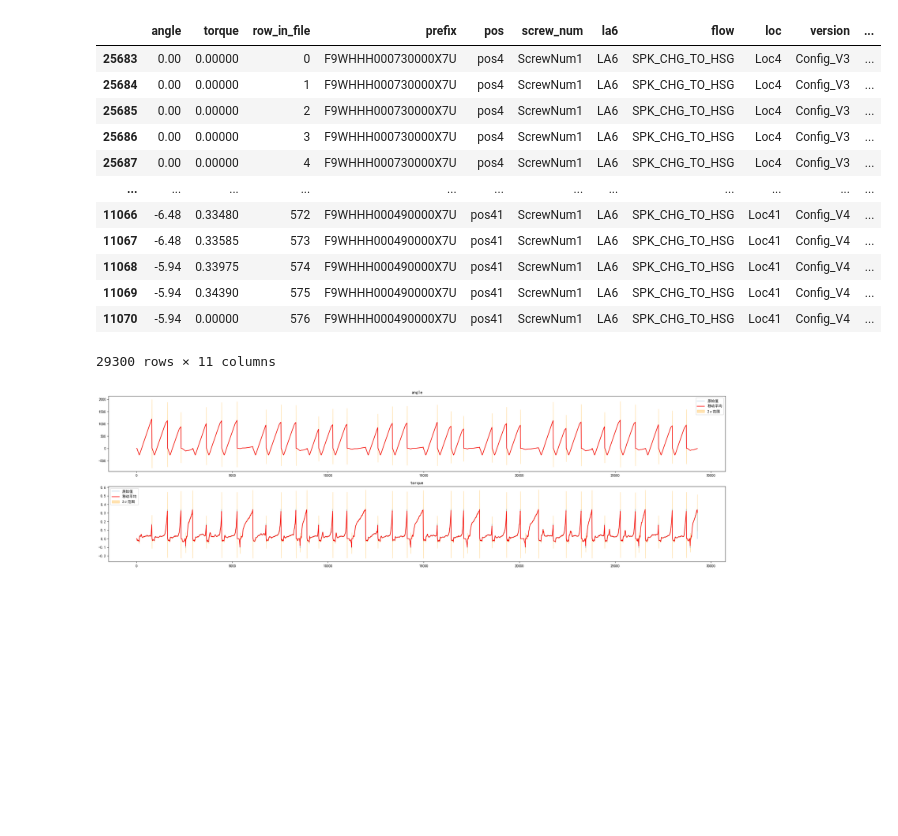
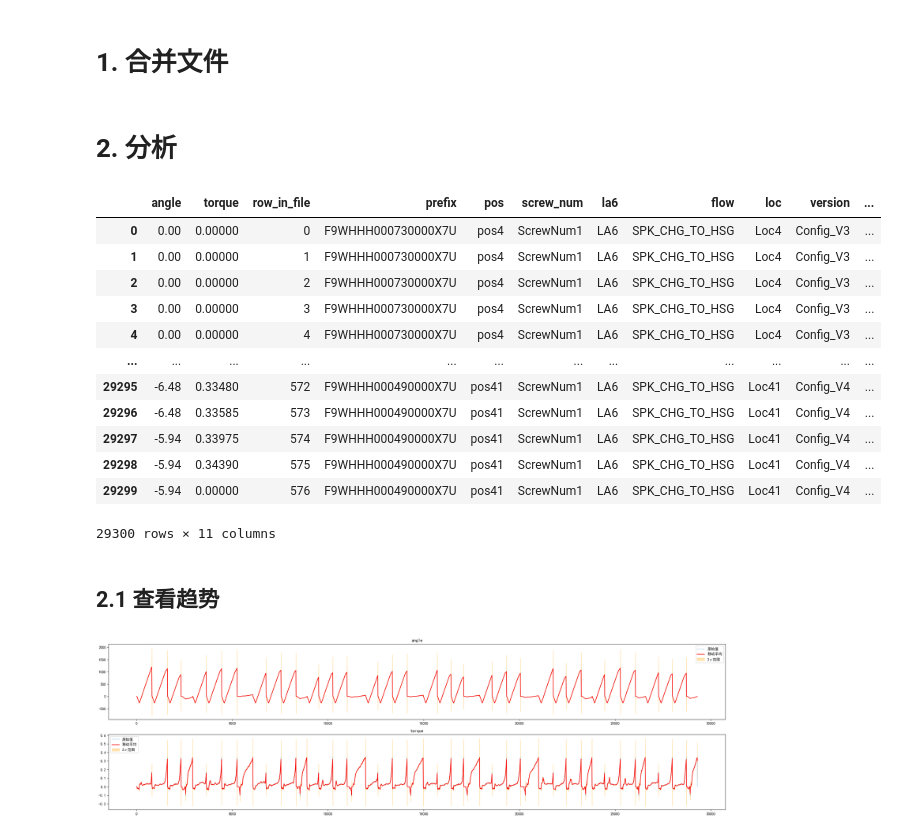
Before and after one commit to Xiaomut/apple, a Jupyter notebook: notebooks/screw.ipynb, the cells around one changed output. Saved outputs shown, nothing was run; the diff lists cells and outputs as text; code cells hidden in the pictures; blank space fills up the shorter version.

```diff
--- a/notebooks/screw.ipynb
+++ b/notebooks/screw.ipynb
@@ -21,6 +25,8 @@ from ipywidgets import interact, fixed
 %matplotlib inline
 plt.rcParams['font.sans-serif'] = ['SimHei']  # 解决中文显示问题
 plt.rcParams['axes.unicode_minus'] = False    # 解决负号显示问题
+# %% [markdown]
+# 1. 合并文件
 # %%
 # df = pd.read_excel("../datas/打螺丝数据.xlsx")
 files = glob("../datas/打螺丝原始数据/*.csv")
@@ -57,22 +63,27 @@ def process_files(file_paths):
     return merged_df.sort_values(["datetime", "row_in_file"])   # , na_position="last"
 # %%
 df = process_files(files)
+# %% [markdown]
+# 2. 分析
 # %%
+df = pd.read_csv("../datas/screw.csv")
 df
 # %% [output]
 |  | angle | torque | row_in_file | prefix | pos | screw_num | la6 | flow | loc | version | ... |
-| 25683 | 0.00 | 0.00000 | 0 | F9WHHH000730000X7U | pos4 | ScrewNum1 | LA6 | SPK_CHG_TO_HSG | Loc4 | Config_V3 | ... |
-| 25684 | 0.00 | 0.00000 | 1 | F9WHHH000730000X7U | pos4 | ScrewNum1 | LA6 | SPK_CHG_TO_HSG | Loc4 | Config_V3 | ... |
-| 25685 | 0.00 | 0.00000 | 2 | F9WHHH000730000X7U | pos4 | ScrewNum1 | LA6 | SPK_CHG_TO_HSG | Loc4 | Config_V3 | ... |
-| 25686 | 0.00 | 0.00000 | 3 | F9WHHH000730000X7U | pos4 | ScrewNum1 | LA6 | SPK_CHG_TO_HSG | Loc4 | Config_V3 | ... |
-| 25687 | 0.00 | 0.00000 | 4 | F9WHHH000730000X7U | pos4 | ScrewNum1 | LA6 | SPK_CHG_TO_HSG | Loc4 | Config_V3 | ... |
+| 0 | 0.00 | 0.00000 | 0 | F9WHHH000730000X7U | pos4 | ScrewNum1 | LA6 | SPK_CHG_TO_HSG | Loc4 | Config_V3 | ... |
+| 1 | 0.00 | 0.00000 | 1 | F9WHHH000730000X7U | pos4 | ScrewNum1 | LA6 | SPK_CHG_TO_HSG | Loc4 | Config_V3 | ... |
+| 2 | 0.00 | 0.00000 | 2 | F9WHHH000730000X7U | pos4 | ScrewNum1 | LA6 | SPK_CHG_TO_HSG | Loc4 | Config_V3 | ... |
+| 3 | 0.00 | 0.00000 | 3 | F9WHHH000730000X7U | pos4 | ScrewNum1 | LA6 | SPK_CHG_TO_HSG | Loc4 | Config_V3 | ... |
+| 4 | 0.00 | 0.00000 | 4 | F9WHHH000730000X7U | pos4 | ScrewNum1 | LA6 | SPK_CHG_TO_HSG | Loc4 | Config_V3 | ... |
 | ... | ... | ... | ... | ... | ... | ... | ... | ... | ... | ... | ... |
-| 11066 | -6.48 | 0.33480 | 572 | F9WHHH000490000X7U | pos41 | ScrewNum1 | LA6 | SPK_CHG_TO_HSG | Loc41 | Config_V4 | ... |
-| 11067 | -6.48 | 0.33585 | 573 | F9WHHH000490000X7U | pos41 | ScrewNum1 | LA6 | SPK_CHG_TO_HSG | Loc41 | Config_V4 | ... |
-| 11068 | -5.94 | 0.33975 | 574 | F9WHHH000490000X7U | pos41 | ScrewNum1 | LA6 | SPK_CHG_TO_HSG | Loc41 | Config_V4 | ... |
-| 11069 | -5.94 | 0.34390 | 575 | F9WHHH000490000X7U | pos41 | ScrewNum1 | LA6 | SPK_CHG_TO_HSG | Loc41 | Config_V4 | ... |
-| 11070 | -5.94 | 0.00000 | 576 | F9WHHH000490000X7U | pos41 | ScrewNum1 | LA6 | SPK_CHG_TO_HSG | Loc41 | Config_V4 | ... |
+| 29295 | -6.48 | 0.33480 | 572 | F9WHHH000490000X7U | pos41 | ScrewNum1 | LA6 | SPK_CHG_TO_HSG | Loc41 | Config_V4 | ... |
+| 29296 | -6.48 | 0.33585 | 573 | F9WHHH000490000X7U | pos41 | ScrewNum1 | LA6 | SPK_CHG_TO_HSG | Loc41 | Config_V4 | ... |
+| 29297 | -5.94 | 0.33975 | 574 | F9WHHH000490000X7U | pos41 | ScrewNum1 | LA6 | SPK_CHG_TO_HSG | Loc41 | Config_V4 | ... |
+| 29298 | -5.94 | 0.34390 | 575 | F9WHHH000490000X7U | pos41 | ScrewNum1 | LA6 | SPK_CHG_TO_HSG | Loc41 | Config_V4 | ... |
+| 29299 | -5.94 | 0.00000 | 576 | F9WHHH000490000X7U | pos41 | ScrewNum1 | LA6 | SPK_CHG_TO_HSG | Loc41 | Config_V4 | ... |
 29300 rows × 11 columns
+# %% [markdown]
+## 2.1 查看趋势
 # %%
 # 4.4 批杆更换候选时间点分析 - 滑动窗口统计量突变
 def plotMov(df: pd.DataFrame, cols, window_size):
```
Also changed, not shown: parts of 12 cells of this notebook.
